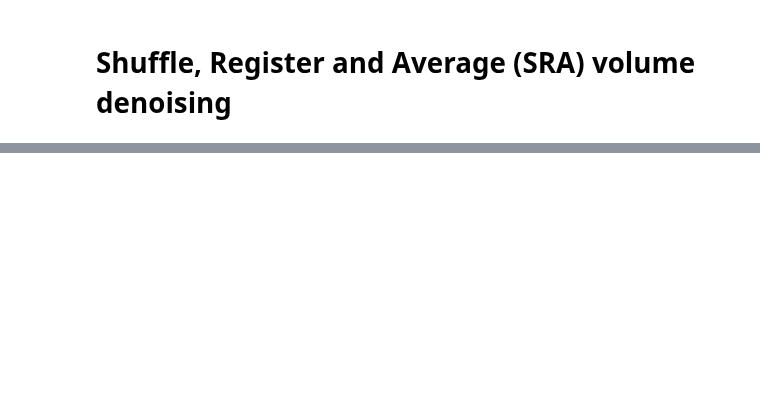
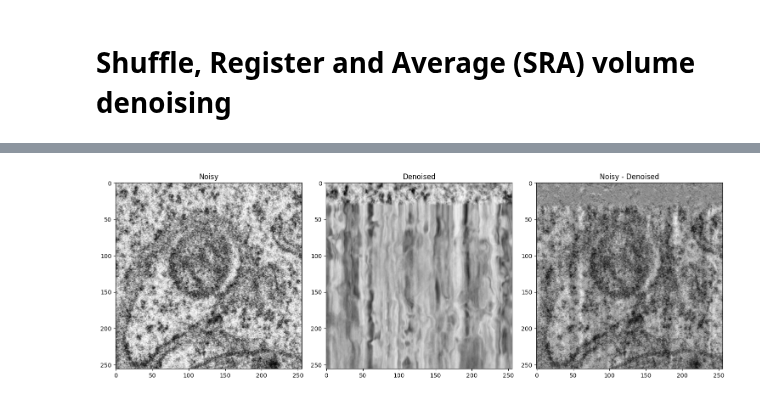
Before and after one commit to vicente-gonzalez-ruiz/denoising, a Jupyter notebook: src/denoising/SRA_volume_denoising.ipynb, the cells around one changed output, grey strips where cells are left out. Drawn from its saved outputs; the diff is of its cells as text; code cells hidden in the pictures; blank space fills up the shorter version.

```diff
--- a/src/denoising/SRA_volume_denoising.ipynb
+++ b/src/denoising/SRA_volume_denoising.ipynb
@@ -114,5 +144,0 @@ else:
-# %%
-RS_sigma = 0.75
-if use_opticalflow3D:
-    denoised = RSIVD.filter(farneback, block_size, noisy, RS_sigma=RS_sigma, N_iters=20)
-else:
@@ -121,2 +145,17 @@ np.min(denoised)
+# %%
+import information_theory
+slice_index = noisy.shape[0]//2
+fig, axs = plt.subplots(1, 3, figsize=(15, 45))
+axs[0].imshow(noisy[16], cmap="gray")
+axs[0].set_title(f"Noisy")
+axs[1].imshow(denoised[slice_index], cmap="gray")
+#axs[1].set_title(f"Denoised (DQI={information_theory.information.compute_quality_index(noisy[slice_index], denoised[slice_index])})")
+axs[1].set_title(f"Denoised")
+axs[2].imshow(noisy[slice_index] - denoised[slice_index], cmap="gray")
+axs[2].set_title(f"Noisy - Denoised")
+fig.tight_layout()
+plt.show()
+# %% [output]
+[figure, added]
 # %%
 fig, axs = plt.subplots(1, 2, figsize=(16, 32))
```
Also changed, not shown: parts of 31 cells of this notebook.
